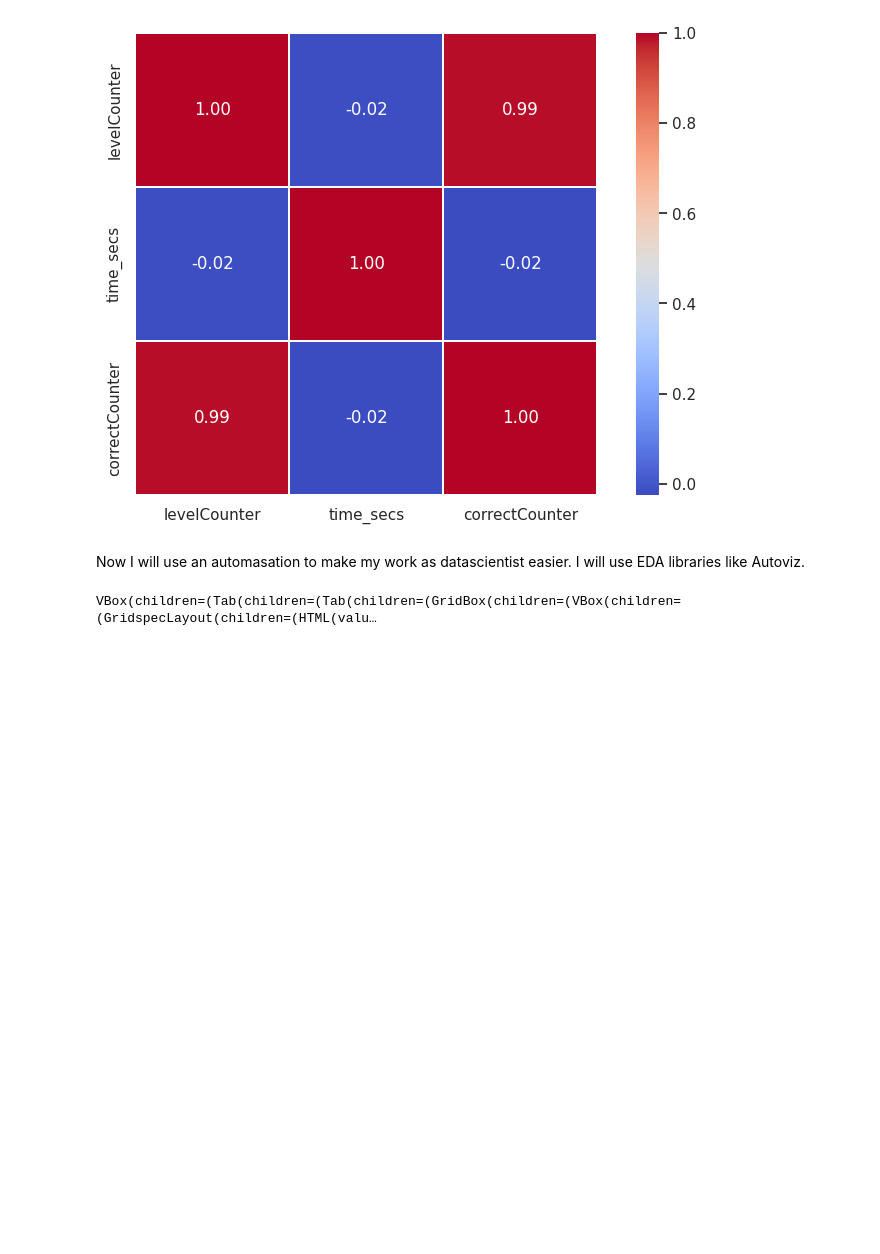
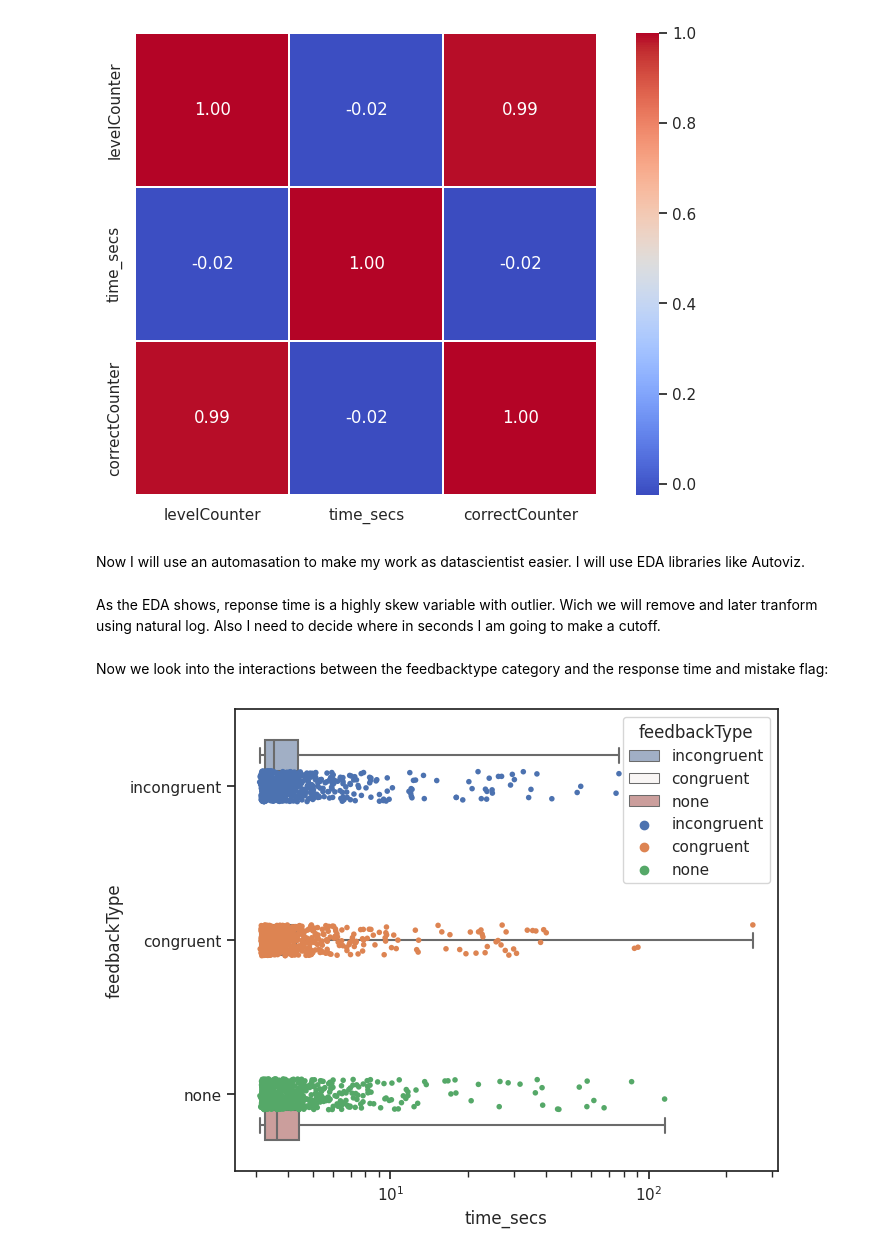
Before and after one commit to BenjaminDupre/m-b_thesis, a Jupyter notebook: Analysis/Analysis..ipynb, the cells around one changed output. Cells and saved outputs as stored; diff of their text form; code cells hidden in the pictures; blank space fills up the shorter version.

Commit message:
Update-  Category view

```diff
--- a/Analysis/Analysis..ipynb
+++ b/Analysis/Analysis..ipynb
@@ -265,6 +265,38 @@ plt.show()
 Now I will use an automasation to make my work as datascientist easier. I will use EDA libraries like Autoviz.
 # %%
 profile = ProfileReport(work_df, title='Yoyoma')
-profile.to_widgets()
+#profile.to_widgets()
-# %% [output]
-VBox(children=(Tab(children=(Tab(children=(GridBox(children=(VBox(children=(GridspecLayout(children=(HTML(valu…
+# %% [markdown]
+As the EDA shows, reponse time is a highly skew variable with outlier. Wich we will remove and later tranform using natural log. Also I need to decide where in seconds I am going to make a cutoff.
+# %%
+from sklearn.preprocessing import StandardScaler
+std_scaler = StandardScaler()
+work_df['time_secs_scaled'] = pd.DataFrame(std_scaler.fit_transform(work_df[['time_secs']]))
+# %% [markdown]
+Now we look into the interactions between the feedbacktype category and the response time and mistake flag:
+# %%
+# Set the style of the graph
+sns.set_theme(style='ticks')
+
+# Initialize the figure with a logarithmic x-axis and specify the figure size
+fig, ax = plt.subplots(figsize=(7, 6))
+ax.set_xscale("log")
+
+# Load data into sns (assuming you have your DataFrame loaded into `work_df`)
+#response_time = sns.load_dataset(work_df)
+
+# Plotting boxplot
+sns.boxplot(
+    work_df, x='time_secs', y='feedbackType', hue="feedbackType",
+    whis=[0, 100], width=0.6, palette="vlag"
+)
+
+# Add points to show each observation
+sns.stripplot(
+    work_df, x='time_secs', y='feedbackType', hue="feedbackType", size=4
+)
+
+# Show the plot
+plt.show()
+# %% [output]
+[figure, added]
```
Also changed, not shown: parts of 2 cells of this notebook.
